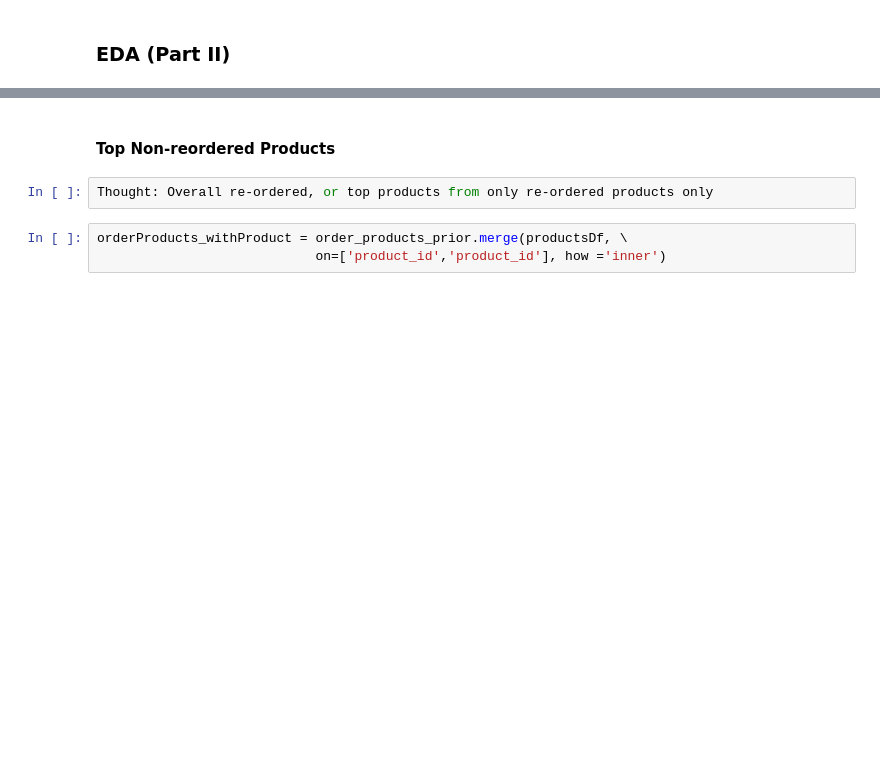
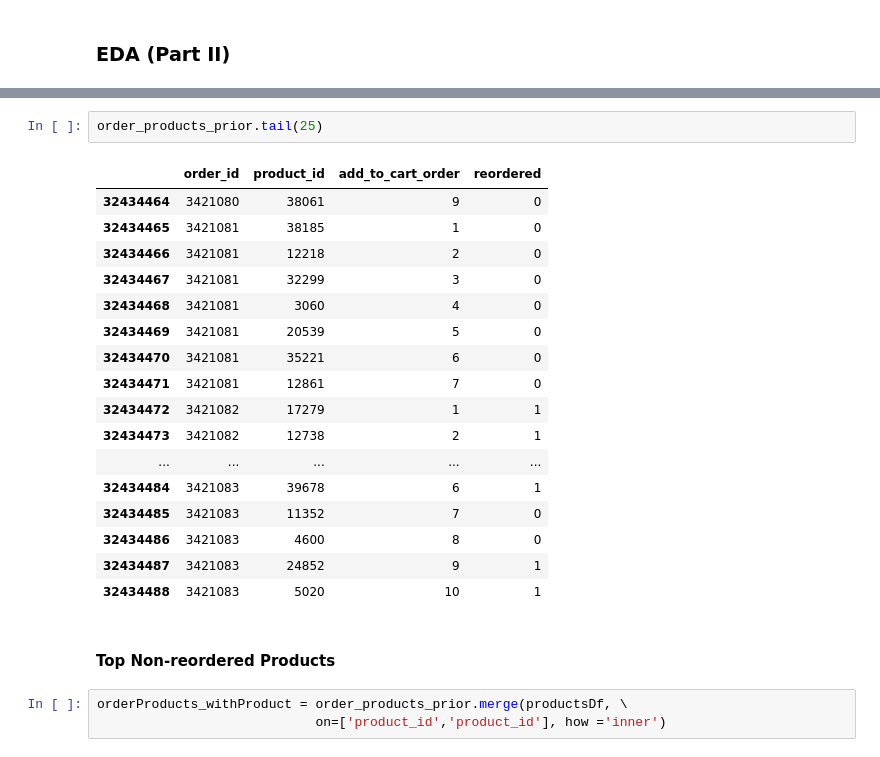
Before and after one commit to CloudChaoszero/Instacart-Product-AnalysisAndInference, a Jupyter notebook: Analytics/Instacart-Data-Analytics.ipynb, the cells around one changed output, grey strips where cells are left out. Saved outputs shown, nothing was run; the diff lists cells and outputs as text; blank space fills up the shorter version.

```diff
--- a/Analytics/Instacart-Data-Analytics.ipynb
+++ b/Analytics/Instacart-Data-Analytics.ipynb
@@ -398,7 +428,25 @@ Rather, we want to gauge the re-order likelyhood to get a potential understandin
+# %%
+order_products_prior.tail(25)
+# %% [output]
+|  | order_id | product_id | add_to_cart_order | reordered |
+| 32434464 | 3421080 | 38061 | 9 | 0 |
+| 32434465 | 3421081 | 38185 | 1 | 0 |
+| 32434466 | 3421081 | 12218 | 2 | 0 |
+| 32434467 | 3421081 | 32299 | 3 | 0 |
+| 32434468 | 3421081 | 3060 | 4 | 0 |
+| 32434469 | 3421081 | 20539 | 5 | 0 |
+| 32434470 | 3421081 | 35221 | 6 | 0 |
+| 32434471 | 3421081 | 12861 | 7 | 0 |
+| 32434472 | 3421082 | 17279 | 1 | 1 |
+| 32434473 | 3421082 | 12738 | 2 | 1 |
+| ... | ... | ... | ... | ... |
+| 32434484 | 3421083 | 39678 | 6 | 1 |
+| 32434485 | 3421083 | 11352 | 7 | 0 |
+| 32434486 | 3421083 | 4600 | 8 | 0 |
+| 32434487 | 3421083 | 24852 | 9 | 1 |
+| 32434488 | 3421083 | 5020 | 10 | 1 |
 # %% [markdown]
 #### Top Non-reordered Products
-# %%
-Thought: Overall re-ordered, or top products from only re-ordered products only
 # %%
 orderProducts_withProduct = order_products_prior.merge(productsDf, \
                             on=['product_id','product_id'], how ='inner')
```
Also changed, not shown: parts of 17 cells of this notebook.
